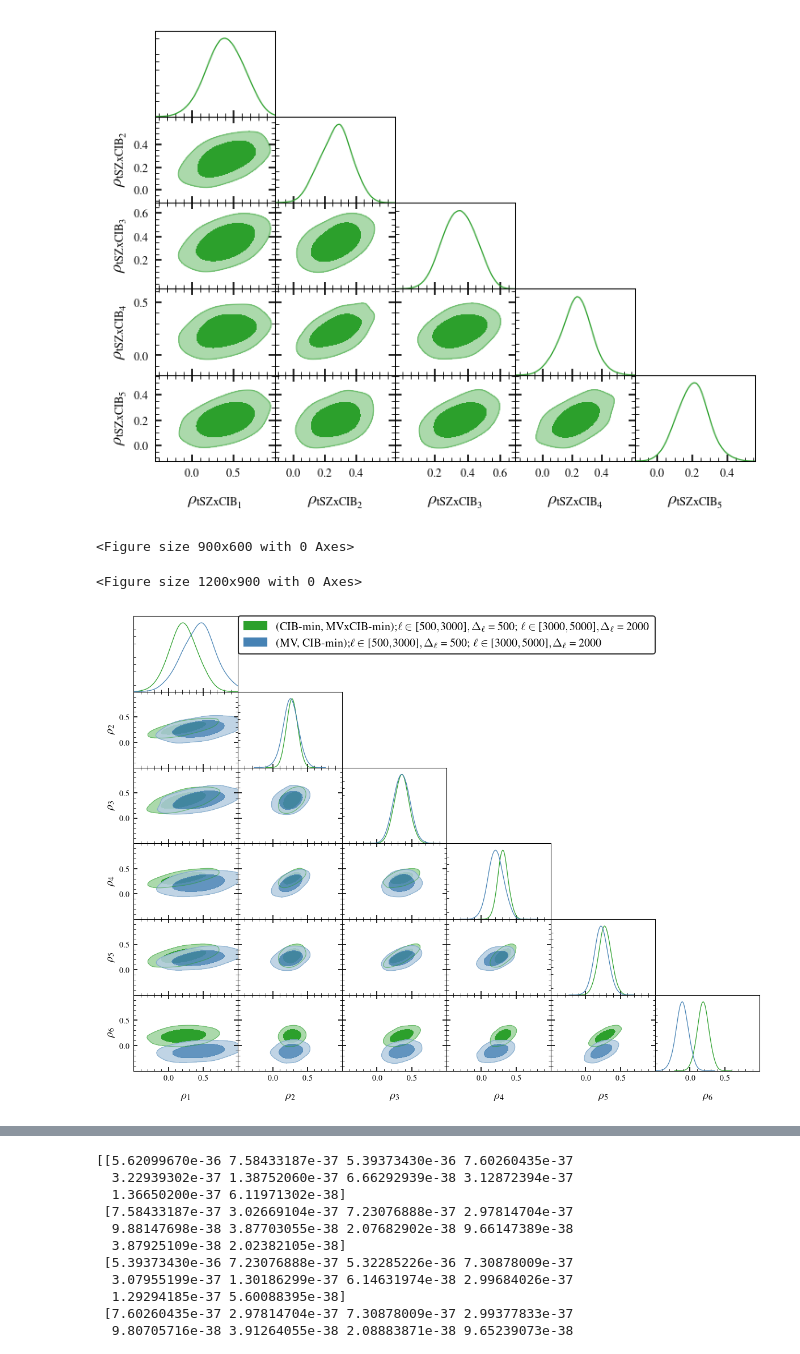
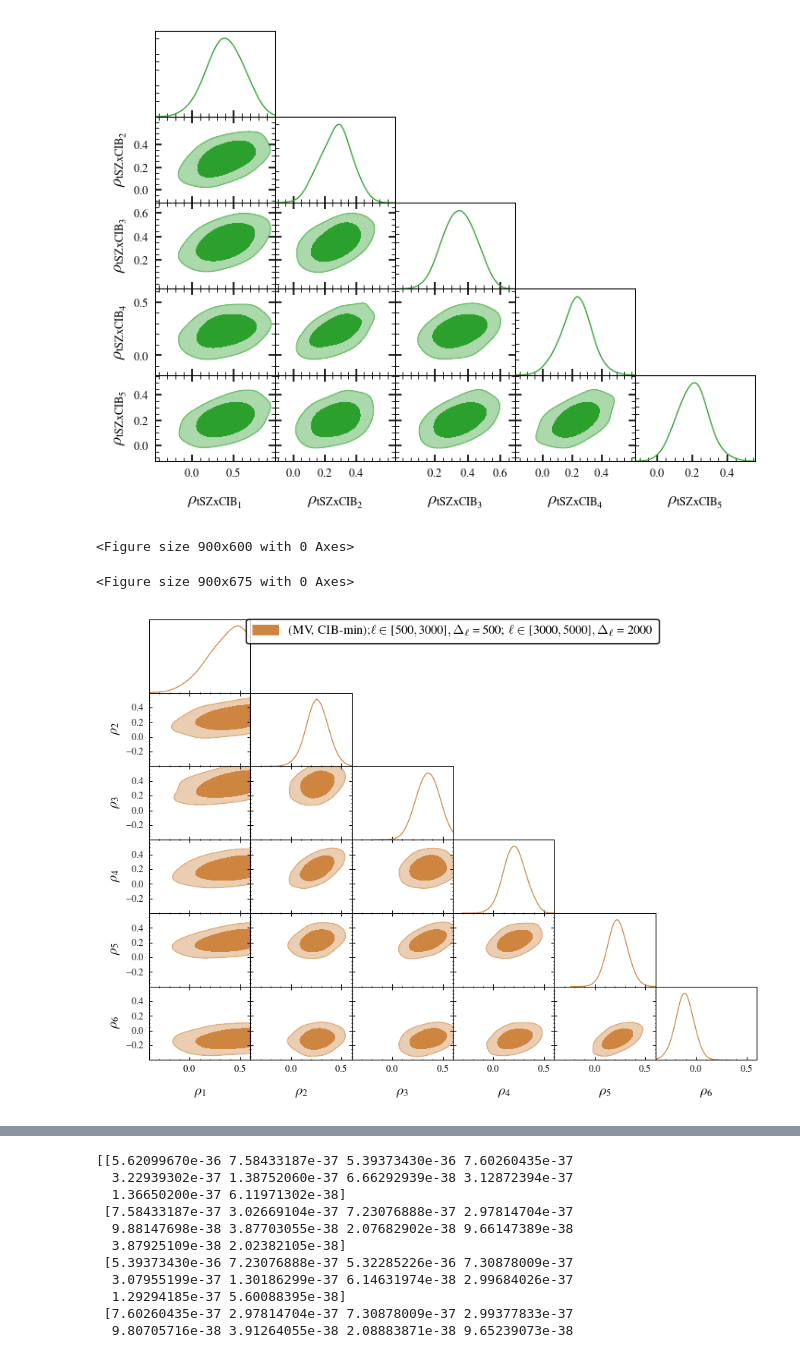
Before and after one commit to sriniraghunathan/tSZ_2pt_SPT_SPIRE, a Jupyter notebook: fit_for_tsz_cib.ipynb, the cells around one changed output, grey strips where cells are left out. Saved outputs shown, nothing was run; the diff lists cells and outputs as text; code cells hidden in the pictures.

```diff
--- a/fit_for_tsz_cib.ipynb
+++ b/fit_for_tsz_cib.ipynb
@@ -20,7 +20,7 @@ import tools
 # %%
 rcParams['figure.dpi'] = 150
 rcParams['font.family'] = 'serif'
-##rcParams['figure.facecolor'] = 'white'
+rcParams['figure.facecolor'] = 'white'
 #plot(); show()
 # %%
 def make_ver_shades(ax, yarr, colorval = 'gray', alphaval = 0.05, zorder = -10):
@@ -256,7 +256,7 @@ for tmpiter in range(3):
 
     chi_sq_val, chi_val = tools.get_null_test_chi_sq(curr_diff_vector, curr_diff_cov)
     pvalue = chi2.sf(chi_sq_val,len(curr_diff_vector)-1)
-    sys.exit()
+    ##sys.exit()
 
     tit_str = r'Correlated sims'
     if which_sim == 'cmb_tsz_ksz_noise_uncorrcib_uncorrrad_rc5.1_noslope_spt3gbeams_compdependent_half_splits': #add sim tSZ/CIB here
@@ -347,6 +347,7 @@ for tmpiter in range(3):
                                                                total_sims_for_tsz_cib = total_sims_for_tsz_cib,
                                                                sim_or_data_tsz = tmpiter_key,
                                                                reqd_linds = curr_rho_tsz_cib_linds,
+                                                               cib_scatter_sigma = 0.2,
                                                               )
 
     #sim chisq
@@ -647,15 +657,29 @@ rcParams['text.usetex'] = True #False
 #chain_name = 'tszcibcorr_cibfree-mvcrosscibfree_totalbins9_lbins-500to1000-1000to1500-1500to2000-2000to2500-2500to3000-3000to3500-3500to4000-4000to4500-4500to5000'
 chain_name = 'tszcibcorr_cibfree-mvcrosscibfree_totalbins6_lbins-500to1000-1000to1500-1500to2000-2000to2500-2500to3000-3000to5000'
 
-chain_name_arr = ['tszcibcorr_cibfree-mvcrosscibfree_totalbins6_lbins-500to1000-1000to1500-1500to2000-2000to2500-2500to3000-3000to5000',
+chain_name_arr = [
+                  #'tszcibcorr_mv-mvcrosscibfree_totalbins6_lbins-500to1000-1000to1500-1500to2000-2000to2500-2500to3000-3000to5000',
+                  #'tszcibcorr_cibfree-mvcrosscibfree_totalbins6_lbins-500to1000-1000to1500-1500to2000-2000to2500-2500to3000-3000to5000',
                   'tszcibcorr_mv-cibfree_totalbins6_lbins-500to1000-1000to1500-1500to2000-2000to2500-2500to3000-3000to5000',
-                  #'tszcibcorr_mv-mvcrosscibfree_totalbins6_lbins-500to1000-1000to1500-1500to2000-2000to2500-2500to3000-3000to5000',
                  ]
 
+"""
+chain_name_arr = [
+                  #'tszcibcorr_mv-cibfree_totalbins9_lbins-500to1000-1000to1500-1500to2000-2000to2500-2500to3000-3000to3500-3500to4000-4000to4500-4500to5000',
+                  'tszcibcorr_mv-cibfree_totalbins6_lbins-500to1000-1000to1500-1500to2000-2000to2500-2500to3000-3000to5000',
+                 ]
+"""
+"""
+chain_name_arr = [
+                  'tszcibcorr_cibfree-mvcrosscibfree_totalbins9_lbins-500to1000-1000to1500-1500to2000-2000to2500-2500to3000-3000to3500-3500to4000-4000to4500-4500to5000',
+                  'tszcibcorr_cibfree-mvcrosscibfree_totalbins6_lbins-500to1000-1000to1500-1500to2000-2000to2500-2500to3000-3000to5000',
+                 ]
+"""
 samples_arr_to_plot = []
 params_arr_to_plot = []
 param_limits_dic = {}
 label_arr = []
+param_values_dict = {}
 for chain_name in chain_name_arr:
     total_bins = int( chain_name.split('_')[2].replace('totalbins', '') )
     chain_fd_and_name = 'results/chains/%s/%s' %(chain_name, chain_name)
@@ -675,44 +699,65 @@ for chain_name in chain_name_arr:
     label_arr.append( chain_labval )
 
     #change param str
+    param_values_dict[chain_name] = {}
     for ppp in curr_samples.paramNames.list():
+        if ppp.find('chi')>-1: continue
         currstrval = curr_samples.paramNames.parWithName(ppp).label
         mod_currstrval = currstrval.replace('\\rho_{\\rm tSZxCIB_', '\\rho_{')
         curr_samples.paramNames.parWithName(ppp).label = mod_currstrval
-        param_limits_dic[ppp] = [-0.5, 1.]
+        param_limits_dic[ppp] = [-0.4, 0.6]
+        param_values_dict[chain_name][ppp] = curr_samples.getLatex(ppp)
+        #print(param_values_dict[chain_labval][ppp]); sys.exit()
 
     params_to_plot = []
     for binno in range( total_bins ):
         params_to_plot.append( 'rho_tsz_cib_%s' %(binno+1) )
     ##print(params_to_plot); sys.exit()
 
     '''
     for ppp in params_to_plot:
         g = plots.get_single_plotter(width_inch = 3)
         g.plot_1d( curr_samples, ppp)
         show()
     '''
     samples_arr_to_plot.append( curr_samples )
     params_arr_to_plot.extend( params_to_plot )
 
 params_arr_to_plot = np.unique( params_arr_to_plot )
-#print( params_arr_to_plot ); sys.exit()
+##print( params_arr_to_plot ); sys.exit()
 
 close('all')
 clf()
-g = plots.get_single_plotter(width_inch = 8)
+g = plots.get_single_plotter(width_inch = 6)
 g.settings.title_limit_fontsize = 20
-g.settings.legend_fontsize = 14
+if len(params_arr_to_plot) == 6:
+    g.settings.legend_fontsize = 13
+elif len(params_arr_to_plot) == 6:
+    g.settings.legend_fontsize = 17
+else:
+    g.settings.legend_fontsize = 13
 g.triangle_plot(samples_arr_to_plot, params=params_arr_to_plot,
-                contour_colors=['tab:green', 'steelblue', 'darkorange', 'black'],
+                contour_colors=['peru', 'steelblue', 'black'],
+                #contour_colors=['silver', 'tab:green', 'peru', 'black'],
+                #contour_colors=['peru'],
                 framealpha = 1.,
                 filled=[True, True, True],
                 param_limits = param_limits_dic,
                 legend_labels = label_arr,
                 )
+total_subplots = len( g.subplots )
+for r in range( total_subplots ):
+    for c in range( total_subplots ):
+        if c>r:continue
+        ax = g.subplots[r,c]
+        ax.tick_params('both', length=2, width=0.5, which='major', direction = 'in')
+        ax.tick_params('both', length=0.5, width=0.5, which='minor', direction = 'in')
+        if r == c: ax.yaxis.set_visible(False) #diagonal
 
+plname = 'rho_tsz_cib.png'
+savefig(plname, dpi = 200.)
 show()
 # %% [output]
 <Figure size 900x600 with 0 Axes>
-<Figure size 1200x900 with 0 Axes>
+<Figure size 900x675 with 0 Axes>
-[figure, old version]
+[figure, new version]
```
Also changed, not shown: parts of 8 cells of this notebook, 1 other file.
